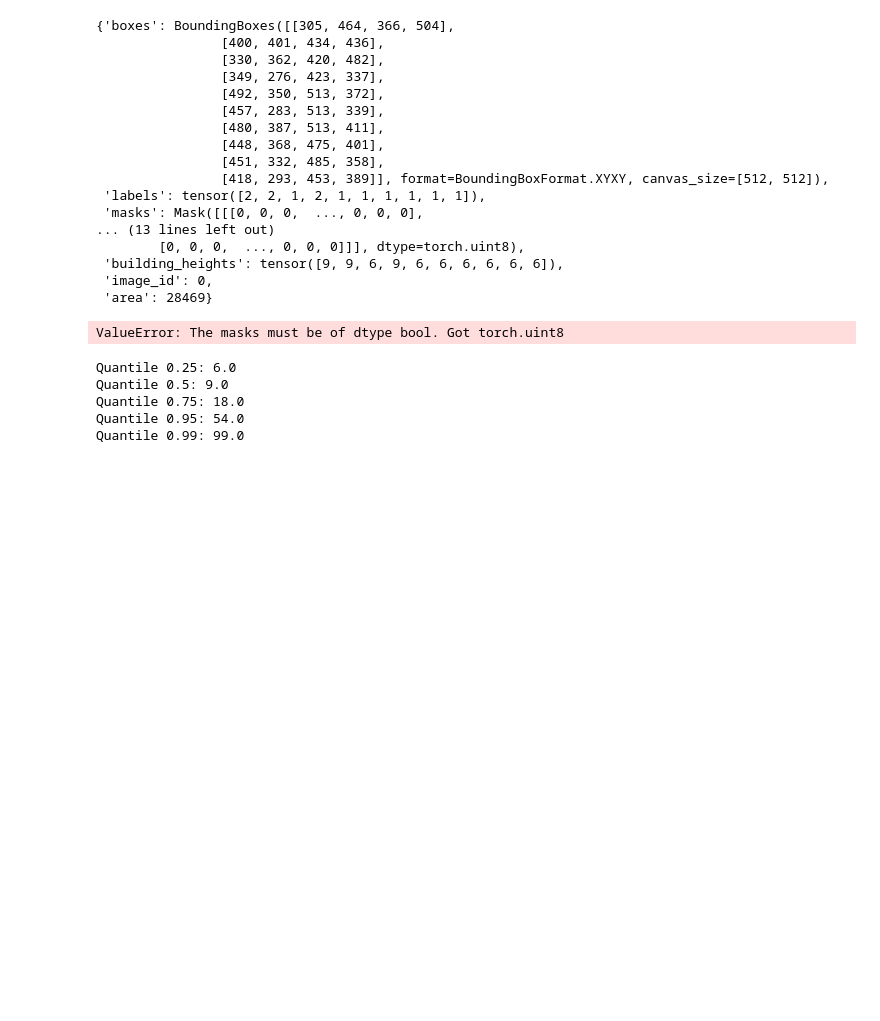
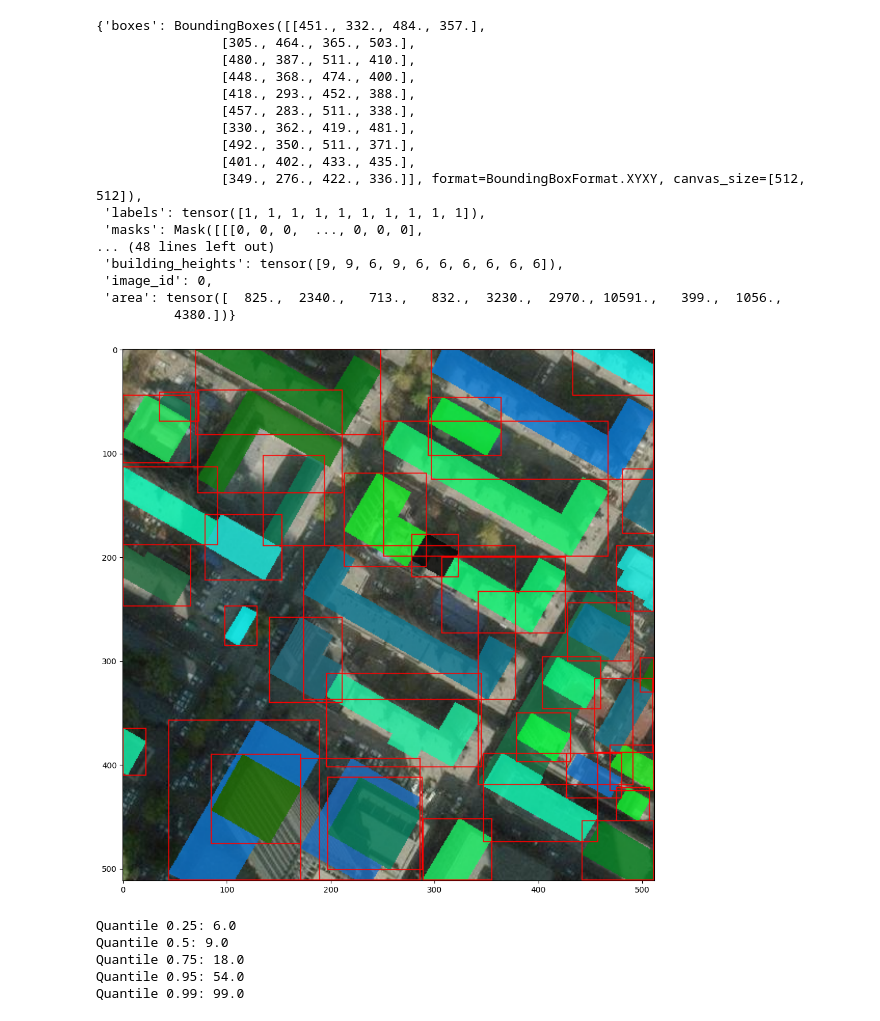
Before and after one commit to meddion/building_height_estimation, a Jupyter notebook: main.ipynb, the cells around one changed output. Drawn from its saved outputs; the diff is of its cells as text; code cells hidden in the pictures; blank space fills up the shorter version.

```diff
--- a/main.ipynb
+++ b/main.ipynb
@@ -10,53 +10,50 @@ from model import get_transform
 # %%
 # Load data for exploration.
 dataset_test = BuildingDataset(
-    "datasets/mlc_training_data/images/",
-    "datasets/mlc_training_data/ground_truth_files/",
-    "datasets/mlc_training_data/masks/SegmentationClass/",
+    "datasets/mlc_training_data/images_annotated/",
 )
-
 dataset_test[0][1]
 # %% [output]
-{'boxes': BoundingBoxes([[305, 464, 366, 504],
-                [400, 401, 434, 436],
-                [330, 362, 420, 482],
-                [349, 276, 423, 337],
-                [492, 350, 513, 372],
-                [457, 283, 513, 339],
-                [480, 387, 513, 411],
-                [448, 368, 475, 401],
-                [451, 332, 485, 358],
-                [418, 293, 453, 389]], format=BoundingBoxFormat.XYXY, canvas_size=[512, 512]),
- 'labels': tensor([2, 2, 1, 2, 1, 1, 1, 1, 1, 1]),
+{'boxes': BoundingBoxes([[451., 332., 484., 357.],
+                [305., 464., 365., 503.],
+                [480., 387., 511., 410.],
+                [448., 368., 474., 400.],
+                [418., 293., 452., 388.],
+                [457., 283., 511., 338.],
+                [330., 362., 419., 481.],
+                [492., 350., 511., 371.],
+                [401., 402., 433., 435.],
+                [349., 276., 422., 336.]], format=BoundingBoxFormat.XYXY, canvas_size=[512, 512]),
+ 'labels': tensor([1, 1, 1, 1, 1, 1, 1, 1, 1, 1]),
  'masks': Mask([[[0, 0, 0,  ..., 0, 0, 0],
-... (13 lines left out)
-        [0, 0, 0,  ..., 0, 0, 0]]], dtype=torch.uint8),
+... (48 lines left out)
  'building_heights': tensor([9, 9, 6, 9, 6, 6, 6, 6, 6, 6]),
  'image_id': 0,
- 'area': 28469}
+ 'area': tensor([  825.,  2340.,   713.,   832.,  3230.,  2970., 10591.,   399.,  1056.,
+          4380.])}
 # %%
 # Load data for exploration.
 dataset_expl = BuildingDataset(
-    "datasets/mlc_training_data/images/",
-    "datasets/mlc_training_data/ground_truth_files/",
-    "datasets/mlc_training_data/masks/SegmentationClass/",
+    "datasets/mlc_training_data/images_annotated/",
 )
 
+# data = [dataset_expl[i] for i in range(10)]
 data = [d for d in dataset_expl]
 # %%
-import matplotlib.pyplot as plt
-from torchvision.utils import draw_bounding_boxes, draw_segmentation_masks
+img, masks, boxes = data[2][0], data[2][1]["masks"], data[2][1]["boxes"]
 
-img, masks = data[0][0], data[0][1]["masks"]
 
-output_image = draw_segmentation_masks(
-    img, masks.to(torch.bool), alpha=0.5, colors="blue"
-)
+def show_segmentation(img, masks, boxes=None, bcolors="red"):
+    output_image = draw_segmentation_masks(img, masks.to(torch.bool), alpha=0.8)
+    if boxes is not None:
+        output_image = draw_bounding_boxes(output_image, boxes, colors=bcolors)
+    plt.figure(figsize=(12, 12))
+    plt.imshow(output_image.permute(1, 2, 0))
 
-plt.figure(figsize=(12, 12))
-plt.imshow(output_image.permute(1, 2, 0))
+
+show_segmentation(img, masks, boxes)
 # %% [output]
-ValueError: The masks must be of dtype bool. Got torch.uint8
+[figure, added]
 # %%
 heights = [d[1]["building_heights"] for d in data]
 heights = torch.cat(heights).numpy()
```
Also changed, not shown: parts of 3 cells of this notebook, 11 other files.
